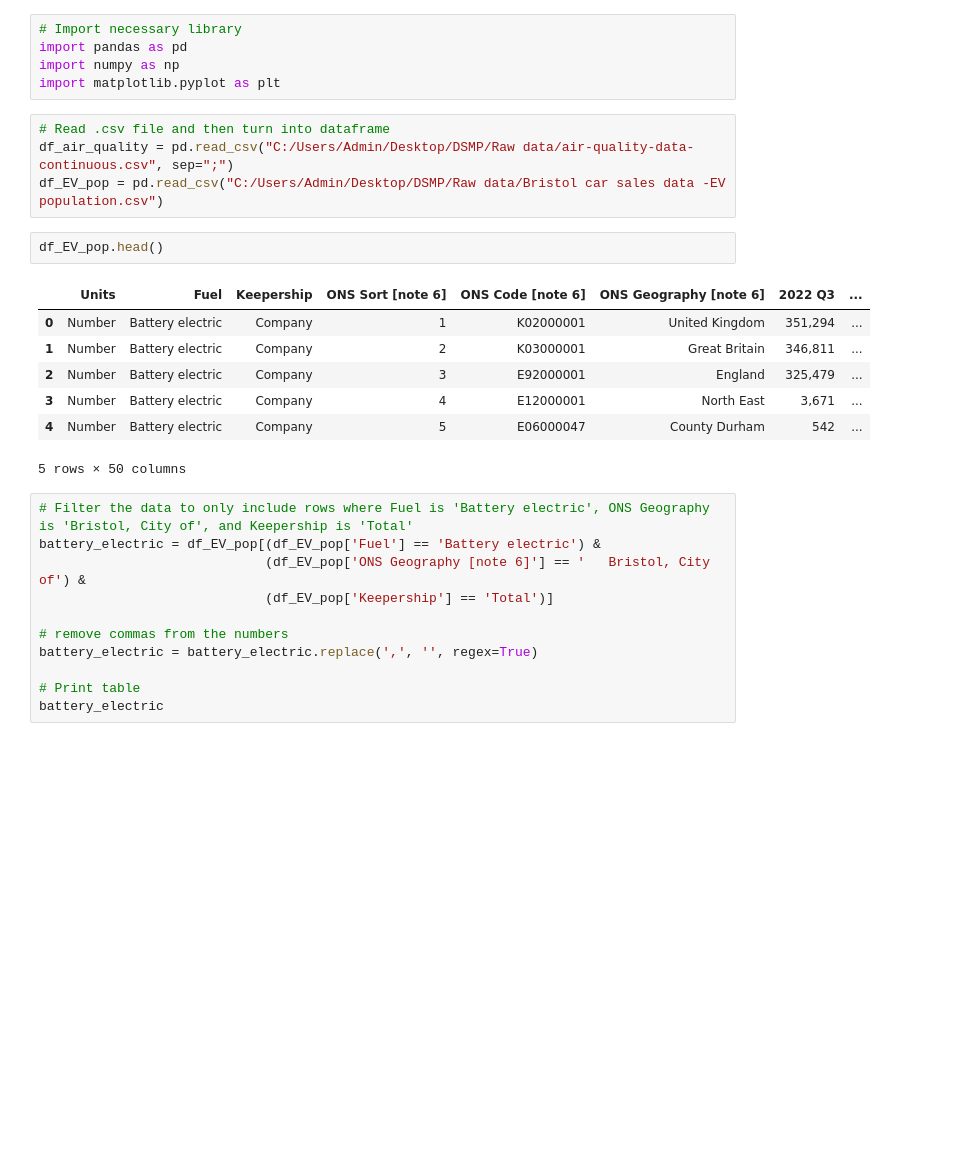
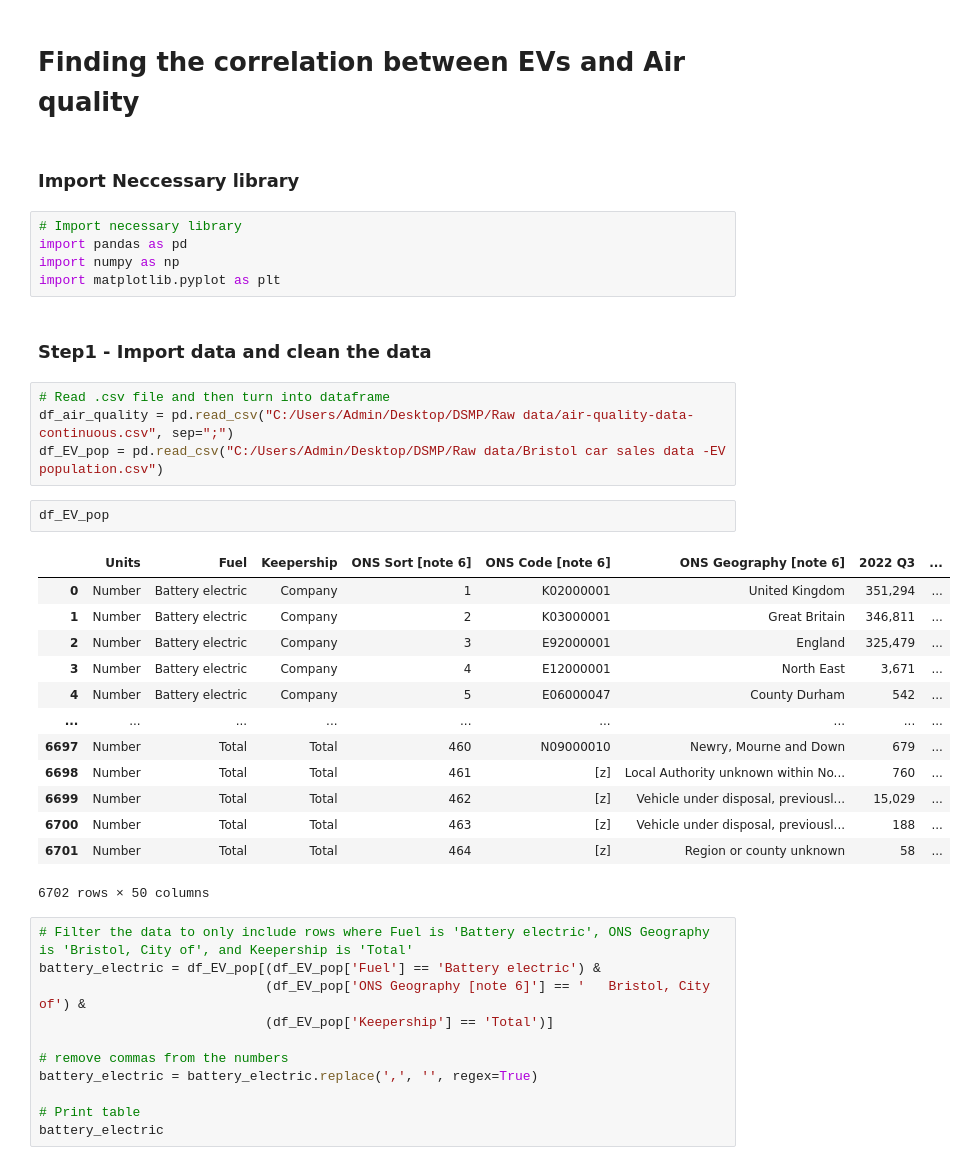
Before and after one commit to sxy1813082/DS-mini-project-repository, a Jupyter notebook: DSMP_G33_EVandAQ.ipynb, the cells around one changed output. Drawn from its saved outputs; the diff is of its cells as text; blank space fills up the shorter version.

Commit message:
new file:   DSMP_DATA_CLEANING.ipynb 	modified:   DSMP_G33_EVandAQ.ipynb

```diff
--- a/DSMP_G33_EVandAQ.ipynb
+++ b/DSMP_G33_EVandAQ.ipynb
@@ -1,22 +1,34 @@
+# %% [markdown]
+# Finding the correlation between EVs and Air quality
+# %% [markdown]
+### Import Neccessary library
 # %%
 # Import necessary library
 import pandas as pd
 import numpy as np
 import matplotlib.pyplot as plt
+# %% [markdown]
+### Step1 - Import data and clean the data
 # %%
 # Read .csv file and then turn into dataframe
 df_air_quality = pd.read_csv("C:/Users/Admin/Desktop/DSMP/Raw data/air-quality-data-continuous.csv", sep=";")
 df_EV_pop = pd.read_csv("C:/Users/Admin/Desktop/DSMP/Raw data/Bristol car sales data -EV population.csv")
 # %%
-df_EV_pop.head()
+df_EV_pop
 # %% [output]
 |  | Units | Fuel | Keepership | ONS Sort [note 6] | ONS Code [note 6] | ONS Geography [note 6] | 2022 Q3 | ... |
 | 0 | Number | Battery electric | Company | 1 | K02000001 | United Kingdom | 351,294 | ... |
 | 1 | Number | Battery electric | Company | 2 | K03000001 | Great Britain | 346,811 | ... |
 | 2 | Number | Battery electric | Company | 3 | E92000001 | England | 325,479 | ... |
 | 3 | Number | Battery electric | Company | 4 | E12000001 | North East | 3,671 | ... |
 | 4 | Number | Battery electric | Company | 5 | E06000047 | County Durham | 542 | ... |
+| ... | ... | ... | ... | ... | ... | ... | ... | ... |
+| 6697 | Number | Total | Total | 460 | N09000010 | Newry, Mourne and Down | 679 | ... |
+| 6698 | Number | Total | Total | 461 | [z] | Local Authority unknown within No... | 760 | ... |
+| 6699 | Number | Total | Total | 462 | [z] | Vehicle under disposal, previousl... | 15,029 | ... |
+| 6700 | Number | Total | Total | 463 | [z] | Vehicle under disposal, previousl... | 188 | ... |
+| 6701 | Number | Total | Total | 464 | [z] | Region or county unknown | 58 | ... |
-5 rows × 50 columns
+6702 rows × 50 columns
 # %%
 # Filter the data to only include rows where Fuel is 'Battery electric', ONS Geography is 'Bristol, City of', and Keepership is 'Total'
 battery_electric = df_EV_pop[(df_EV_pop['Fuel'] == 'Battery electric') &
```
Also changed, not shown: parts of 1 cell of this notebook, 1 other file.
